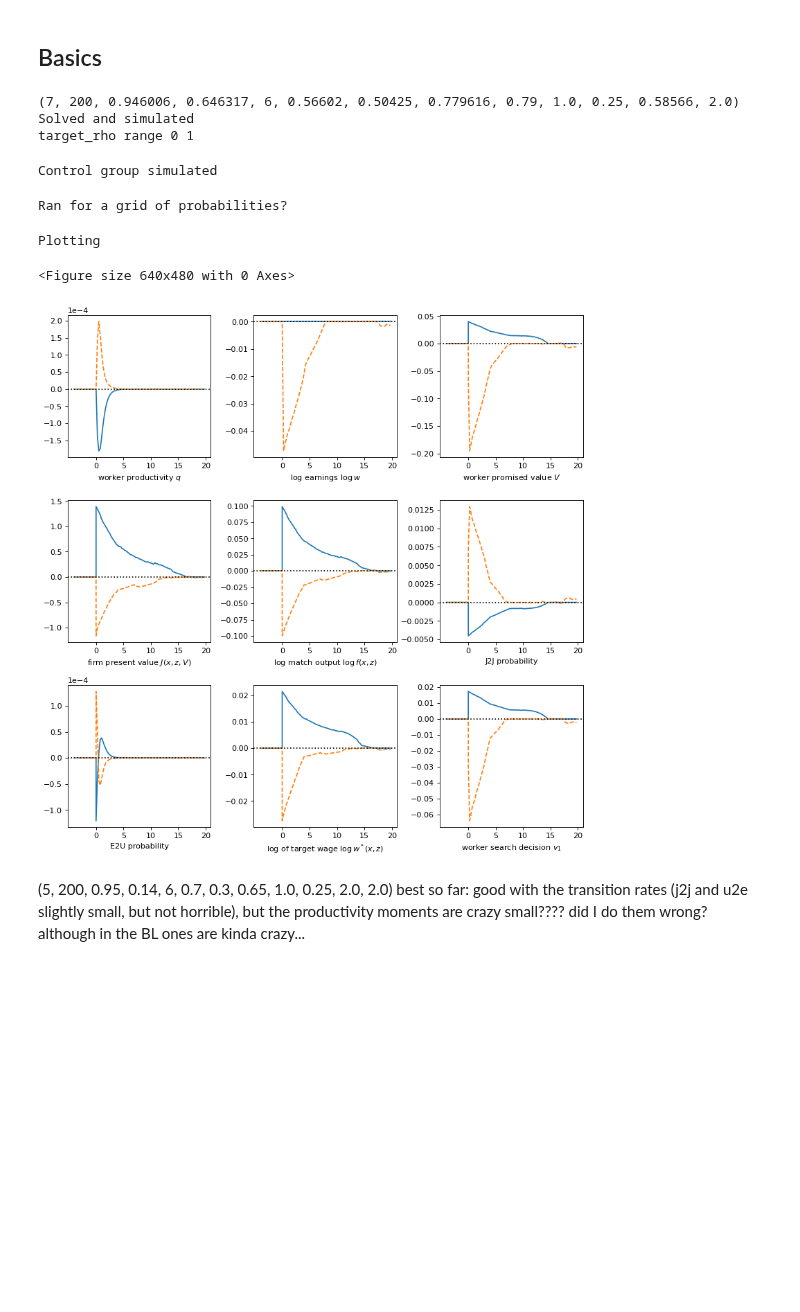
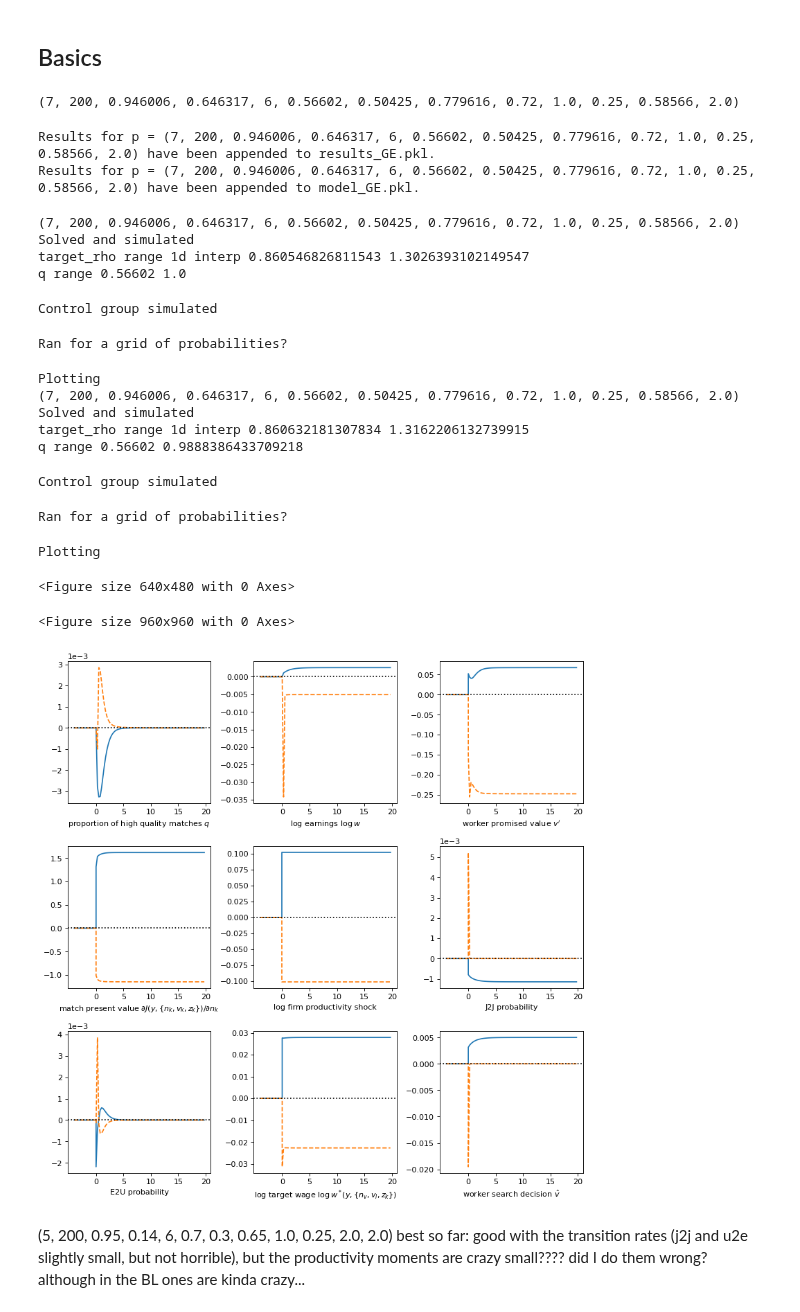
Before and after one commit to zalandru/Dynamic-Contracting-Multi-worker-Firm, a Jupyter notebook: VFI/CRS/Simulating Plots.ipynb, the cells around one changed output. Drawn from its saved outputs; the diff is of its cells as text; code cells hidden in the pictures; blank space fills up the shorter version.

```diff
--- a/VFI/CRS/Simulating Plots.ipynb
+++ b/VFI/CRS/Simulating Plots.ipynb
@@ -13,7 +13,7 @@ def get_results_for_p(p,all_results):
         print(f"No results found for p = {key}")
         return None
 new_baseline = {
-   'q_0': 0.56602, 'prod_q':	0.50425,'u_bf_m':	2.34264/4,'s_job':	0.779616,'alpha':	0.79,'z_corr':	0.946006,'prod_var_z':	0.646317
+   'q_0': 0.56602, 'prod_q':	0.50425,'u_bf_m':	2.34264/4,'s_job':	0.779616,'alpha':	0.72,'z_corr':	0.946006,'prod_var_z':	0.646317
 }
 another_baseline = {
 'q_0':     0.7094052599792449,
@@ -33,7 +33,27 @@ from plots import Plots
 import cProfile
 import pstats
 plts=Plots(p)
+# %%
+# Load the temp objects
+
+#with open("results_GE.pkl", "rb") as file:
+#    all_results = pickle.load(file)
+#results_GE = get_results_for_p(p,all_results)
+
+
+with open("model_GE.pkl", "rb") as file:
+    all_results = pickle.load(file)
+model = get_results_for_p(p,all_results)
+if model is None:
+    from CRS_HMQ_full import MultiworkerContract
+    mwc_J=MultiworkerContract(p,log=False)
+    model=mwc_J.J_sep(update_eq=1,s=0)
+# %% [output]
+(7, 200, 0.946006, 0.646317, 6, 0.56602, 0.50425, 0.779616, 0.72, 1.0, 0.25, 0.58566, 2.0)
 # %%
-from CRS_HMQ_full import MultiworkerContract
-mwc_J=MultiworkerContract(p)
-model=mwc_J.J_sep(update_eq=1,s=0,print_choice=True)
+    from CRS_HMQ_full import MultiworkerContract
+    mwc_J=MultiworkerContract(p)
+    model=mwc_J.J_sep(update_eq=1,s=0)
+# %% [output]
+Results for p = (7, 200, 0.946006, 0.646317, 6, 0.56602, 0.50425, 0.779616, 0.72, 1.0, 0.25, 0.58566, 2.0) have been appended to results_GE.pkl.
+Results for p = (7, 200, 0.946006, 0.646317, 6, 0.56602, 0.50425, 0.779616, 0.72, 1.0, 0.25, 0.58566, 2.0) have been appended to model_GE.pkl.
@@ -224,11 +59,0 @@ def cf_model_to_life(p,first_best, update_prod=False, pr_cache=False):
-# %%
-cf_model_to_life(p,first_best=False, update_prod=False, pr_cache=False)
-# %% [output]
-(7, 200, 0.946006, 0.646317, 6, 0.56602, 0.50425, 0.779616, 0.79, 1.0, 0.25, 0.58566, 2.0)
-Solved and simulated
-target_rho range 0 1
-Control group simulated
-Ran for a grid of probabilities?
-Plotting
-<Figure size 640x480 with 0 Axes>
-[figure, removed]
@@ -235,3 +207,29 @@ Plotting
+# %%
+#Simulating basically evolved matches already
+cf_model_to_life(p,junior=False, update_prod=False, pr_cache=False)
+
+#Another interesting point of comparison: juniors in particular!
+cf_model_to_life(p,junior=True, update_prod=False, pr_cache=False) #huh, even here the wages fall pretty drastically... wth? even more drastically than for seniors... also wth is happenning with positive shock there?
+#yeah, something seems off with wages, they fall so agressively the more junior is the worker... while, again, the wages after the pos shock don't change essentially...
+#although I'm slightly scared... what if they drop wages that much because the workers are so cheap? but still, look at the target wage!!! why is the bastard not being chased???
+# %% [output]
+(7, 200, 0.946006, 0.646317, 6, 0.56602, 0.50425, 0.779616, 0.72, 1.0, 0.25, 0.58566, 2.0)
+Solved and simulated
+target_rho range 1d interp 0.860546826811543 1.3026393102149547
+q range 0.56602 1.0
+Control group simulated
+Ran for a grid of probabilities?
+Plotting
+(7, 200, 0.946006, 0.646317, 6, 0.56602, 0.50425, 0.779616, 0.72, 1.0, 0.25, 0.58566, 2.0)
+Solved and simulated
+target_rho range 1d interp 0.860632181307834 1.3162206132739915
+q range 0.56602 0.9888386433709218
+Control group simulated
+Ran for a grid of probabilities?
+Plotting
+<Figure size 640x480 with 0 Axes>
+<Figure size 960x960 with 0 Axes>
+[figure, added]
 # %%
 from simulate import Simulator
 sim = Simulator(model,p)
```
Also changed, not shown: parts of 3 cells of this notebook, 47 other files.
